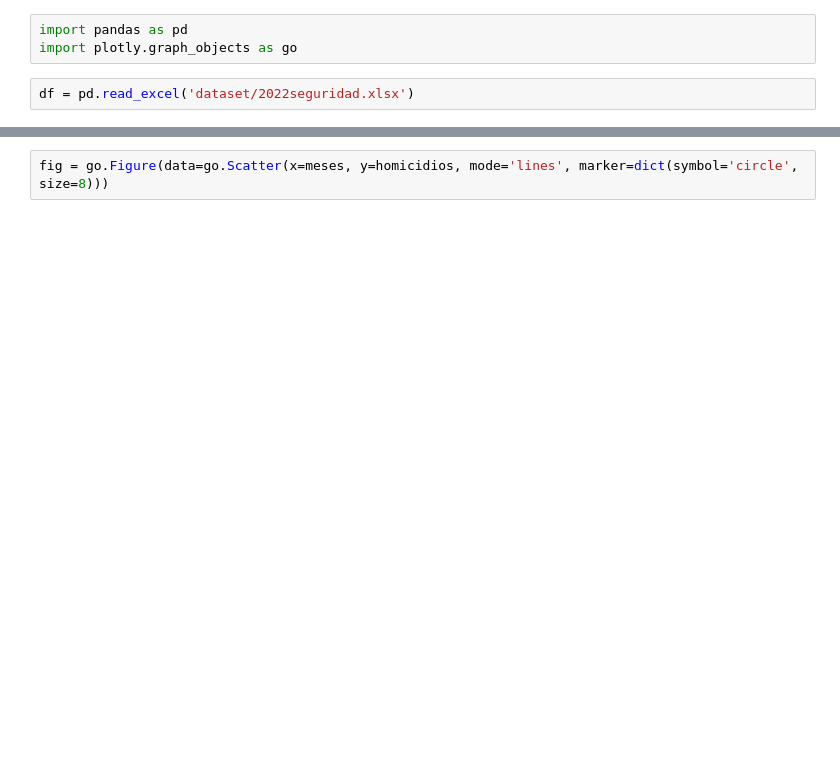
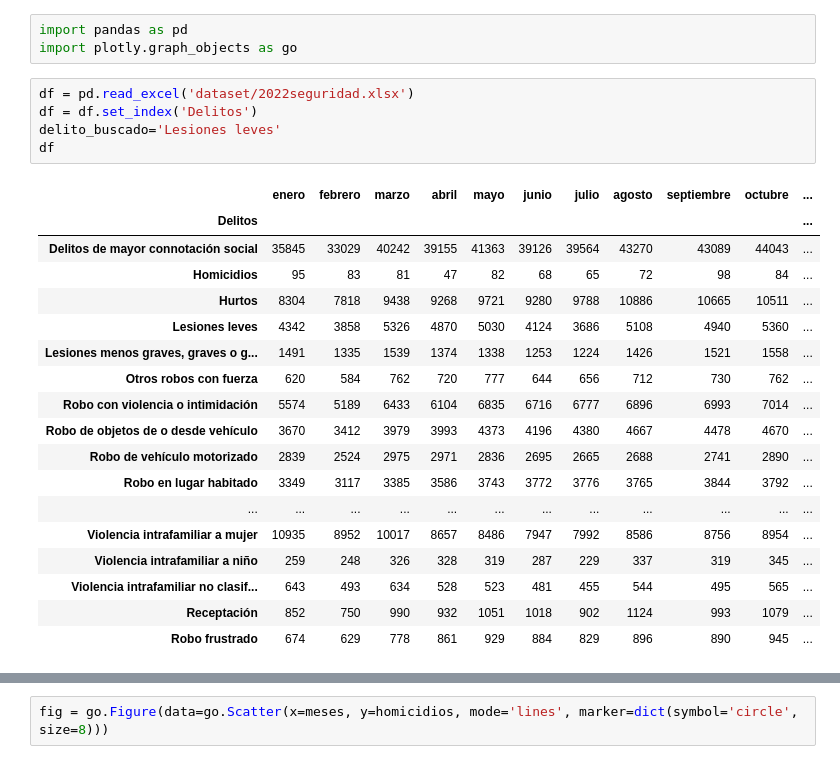
Before and after one commit to mfurniel/dashboard_seguridad, a Jupyter notebook: homicidios.ipynb, the cells around one changed output, grey strips where cells are left out. Drawn from its saved outputs; the diff is of its cells as text; blank space fills up the shorter version.

```diff
--- a/homicidios.ipynb
+++ b/homicidios.ipynb
@@ -3,5 +3,27 @@ import pandas as pd
 import plotly.graph_objects as go
 # %%
 df = pd.read_excel('dataset/2022seguridad.xlsx')
+df = df.set_index('Delitos')
+delito_buscado='Lesiones leves'
+df
+# %% [output]
+|  | enero | febrero | marzo | abril | mayo | junio | julio | agosto | septiembre | octubre | ... |
+| Delitos |  |  |  |  |  |  |  |  |  |  | ... |
+| Delitos de mayor connotación social | 35845 | 33029 | 40242 | 39155 | 41363 | 39126 | 39564 | 43270 | 43089 | 44043 | ... |
+| Homicidios | 95 | 83 | 81 | 47 | 82 | 68 | 65 | 72 | 98 | 84 | ... |
+| Hurtos | 8304 | 7818 | 9438 | 9268 | 9721 | 9280 | 9788 | 10886 | 10665 | 10511 | ... |
+| Lesiones leves | 4342 | 3858 | 5326 | 4870 | 5030 | 4124 | 3686 | 5108 | 4940 | 5360 | ... |
+| Lesiones menos graves, graves o g... | 1491 | 1335 | 1539 | 1374 | 1338 | 1253 | 1224 | 1426 | 1521 | 1558 | ... |
+| Otros robos con fuerza | 620 | 584 | 762 | 720 | 777 | 644 | 656 | 712 | 730 | 762 | ... |
+| Robo con violencia o intimidación | 5574 | 5189 | 6433 | 6104 | 6835 | 6716 | 6777 | 6896 | 6993 | 7014 | ... |
+| Robo de objetos de o desde vehículo | 3670 | 3412 | 3979 | 3993 | 4373 | 4196 | 4380 | 4667 | 4478 | 4670 | ... |
+| Robo de vehículo motorizado | 2839 | 2524 | 2975 | 2971 | 2836 | 2695 | 2665 | 2688 | 2741 | 2890 | ... |
+| Robo en lugar habitado | 3349 | 3117 | 3385 | 3586 | 3743 | 3772 | 3776 | 3765 | 3844 | 3792 | ... |
+| ... | ... | ... | ... | ... | ... | ... | ... | ... | ... | ... | ... |
+| Violencia intrafamiliar a mujer | 10935 | 8952 | 10017 | 8657 | 8486 | 7947 | 7992 | 8586 | 8756 | 8954 | ... |
+| Violencia intrafamiliar a niño | 259 | 248 | 326 | 328 | 319 | 287 | 229 | 337 | 319 | 345 | ... |
+| Violencia intrafamiliar no clasif... | 643 | 493 | 634 | 528 | 523 | 481 | 455 | 544 | 495 | 565 | ... |
+| Receptación | 852 | 750 | 990 | 932 | 1051 | 1018 | 902 | 1124 | 993 | 1079 | ... |
+| Robo frustrado | 674 | 629 | 778 | 861 | 929 | 884 | 829 | 896 | 890 | 945 | ... |
 # %%
 meses = df.columns[1:]
```
Also changed, not shown: parts of 3 cells of this notebook, 7 other files.
